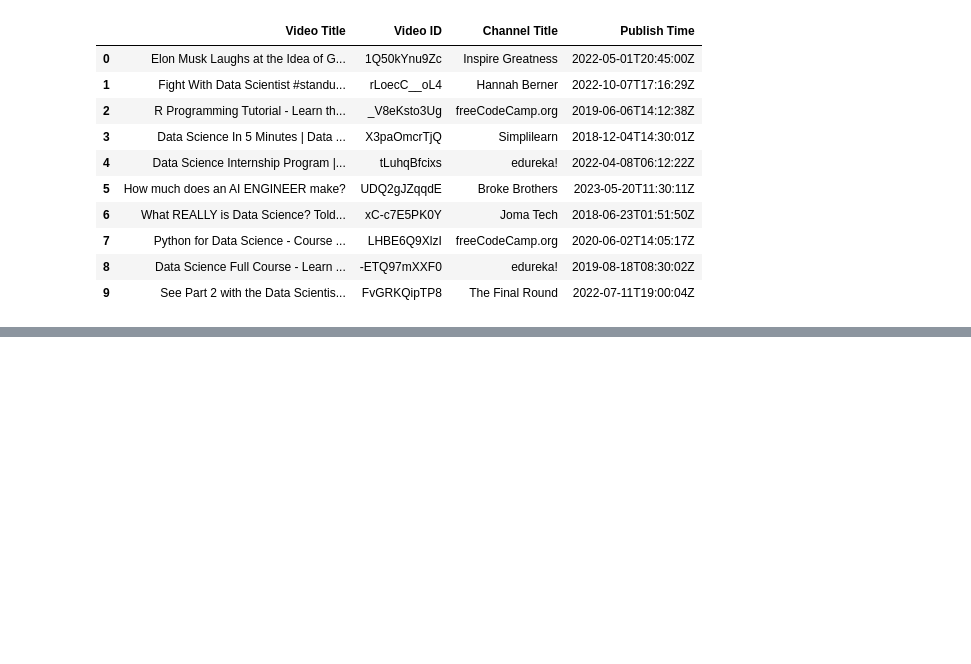
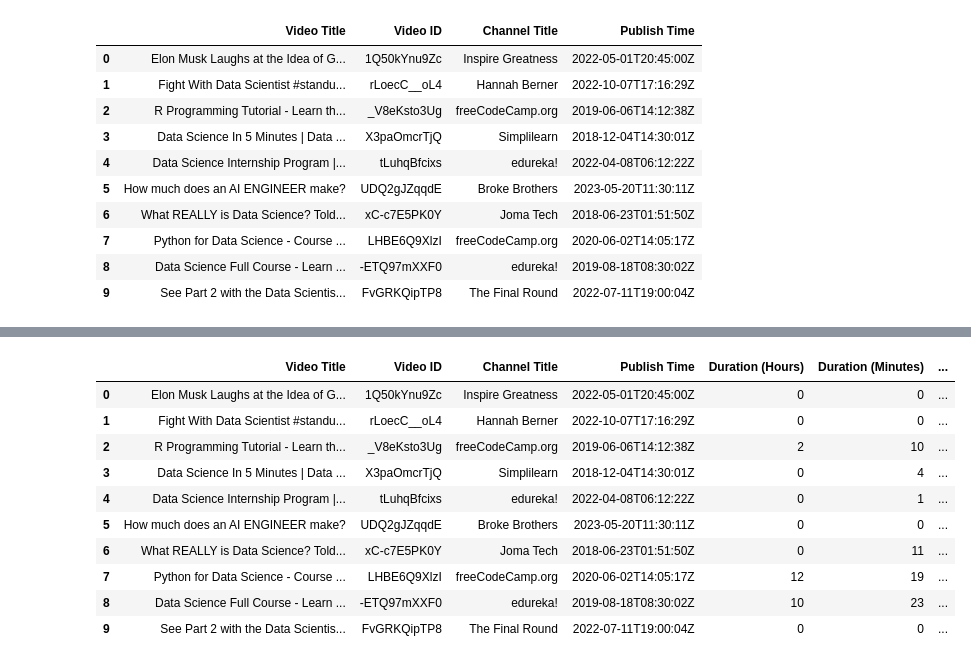
Before and after one commit to zekiye-kart/api-example-project, a Jupyter notebook: youtube-example.ipynb, the cells around one changed output, grey strips where cells are left out. Drawn from its saved outputs; the diff is of its cells as text; code cells hidden in the pictures; blank space fills up the shorter version.

```diff
--- a/youtube-example.ipynb
+++ b/youtube-example.ipynb
@@ -111,0 +159,46 @@ df
+# %%
+videos = []
+for search_result in search_response.get('items', []):
+    video_id = search_result['id']['videoId']
+
+    # videos().list çağrısı ile video detaylarını alın
+    video_response = youtube.videos().list(
+        id=video_id,
+        part='snippet,contentDetails'
+    ).execute()
+
+    # Video süresini alın
+    duration = video_response['items'][0]['contentDetails']['duration']
+
+    # Süreyi saat, dakika ve saniye olarak ayırın
+    match = re.search(r'PT(\d+H)?(\d+M)?(\d+S)?', duration)
+    hours = int(match.group(1)[:-1]) if match.group(1) else 0
+    minutes = int(match.group(2)[:-1]) if match.group(2) else 0
+    seconds = int(match.group(3)[:-1]) if match.group(3) else 0
+
+    video = {
+        'Video Title': search_result['snippet']['title'],
+        'Video ID': video_id,
+        'Channel Title': search_result['snippet']['channelTitle'],
+        'Publish Time': search_result['snippet']['publishedAt'],
+        'Duration (Hours)': hours,
+        'Duration (Minutes)': minutes,
+        'Duration (Seconds)': seconds
+    }
+    videos.append(video)
+# Videoları bir DataFrame'e dönüştürün
+df3 = pd.DataFrame(videos)
+# %%
+df3
+# %% [output]
+|  | Video Title | Video ID | Channel Title | Publish Time | Duration (Hours) | Duration (Minutes) | ... |
+| 0 | Elon Musk Laughs at the Idea of G... | 1Q50kYnu9Zc | Inspire Greatness | 2022-05-01T20:45:00Z | 0 | 0 | ... |
+| 1 | Fight With Data Scientist #standu... | rLoecC__oL4 | Hannah Berner | 2022-10-07T17:16:29Z | 0 | 0 | ... |
+| 2 | R Programming Tutorial - Learn th... | _V8eKsto3Ug | freeCodeCamp.org | 2019-06-06T14:12:38Z | 2 | 10 | ... |
+| 3 | Data Science In 5 Minutes | Data ... | X3paOmcrTjQ | Simplilearn | 2018-12-04T14:30:01Z | 0 | 4 | ... |
+| 4 | Data Science Internship Program |... | tLuhqBfcixs | edureka! | 2022-04-08T06:12:22Z | 0 | 1 | ... |
+| 5 | How much does an AI ENGINEER make? | UDQ2gJZqqdE | Broke Brothers | 2023-05-20T11:30:11Z | 0 | 0 | ... |
+| 6 | What REALLY is Data Science? Told... | xC-c7E5PK0Y | Joma Tech | 2018-06-23T01:51:50Z | 0 | 11 | ... |
+| 7 | Python for Data Science - Course ... | LHBE6Q9XlzI | freeCodeCamp.org | 2020-06-02T14:05:17Z | 12 | 19 | ... |
+| 8 | Data Science Full Course - Learn ... | -ETQ97mXXF0 | edureka! | 2019-08-18T08:30:02Z | 10 | 23 | ... |
+| 9 | See Part 2 with the Data Scientis... | FvGRKQipTP8 | The Final Round | 2022-07-11T19:00:04Z | 0 | 0 | ... |
```
Also changed, not shown: parts of 4 cells of this notebook.
